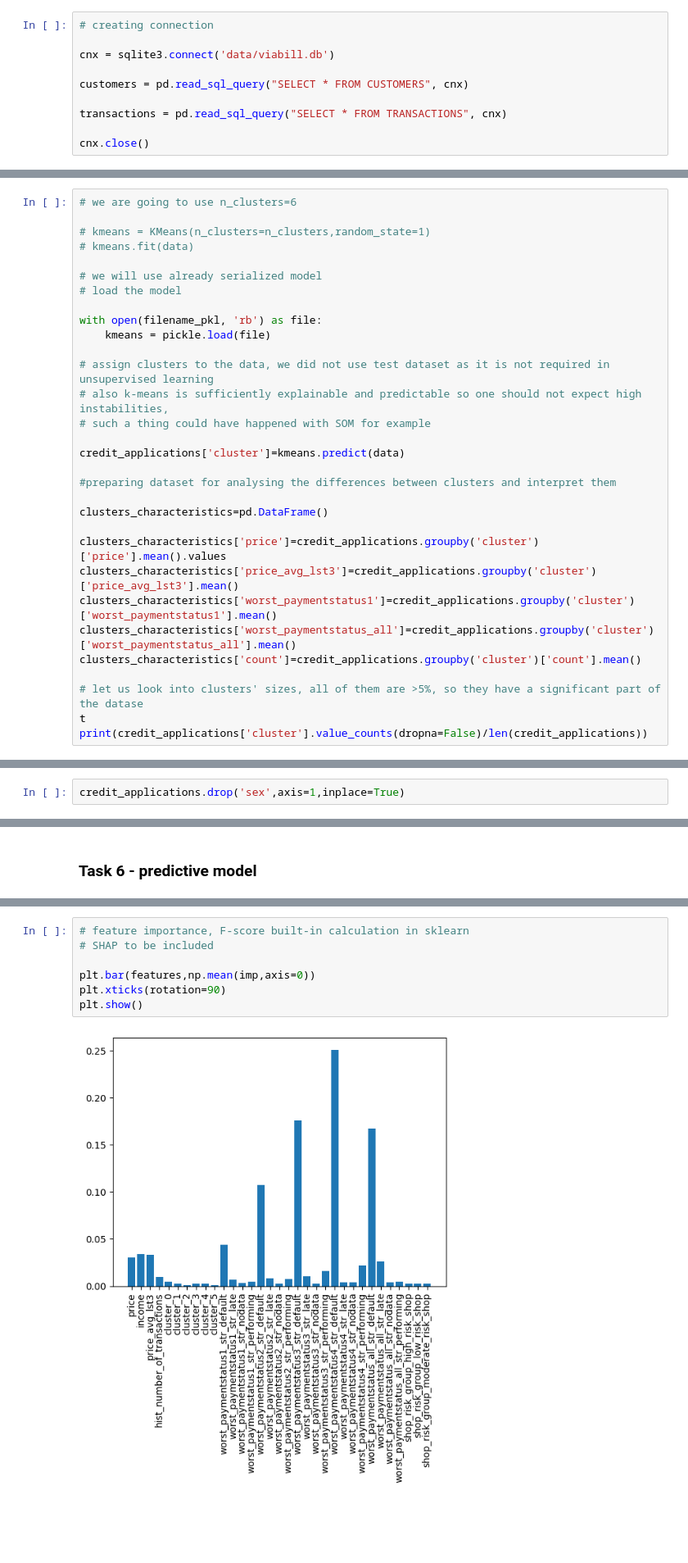
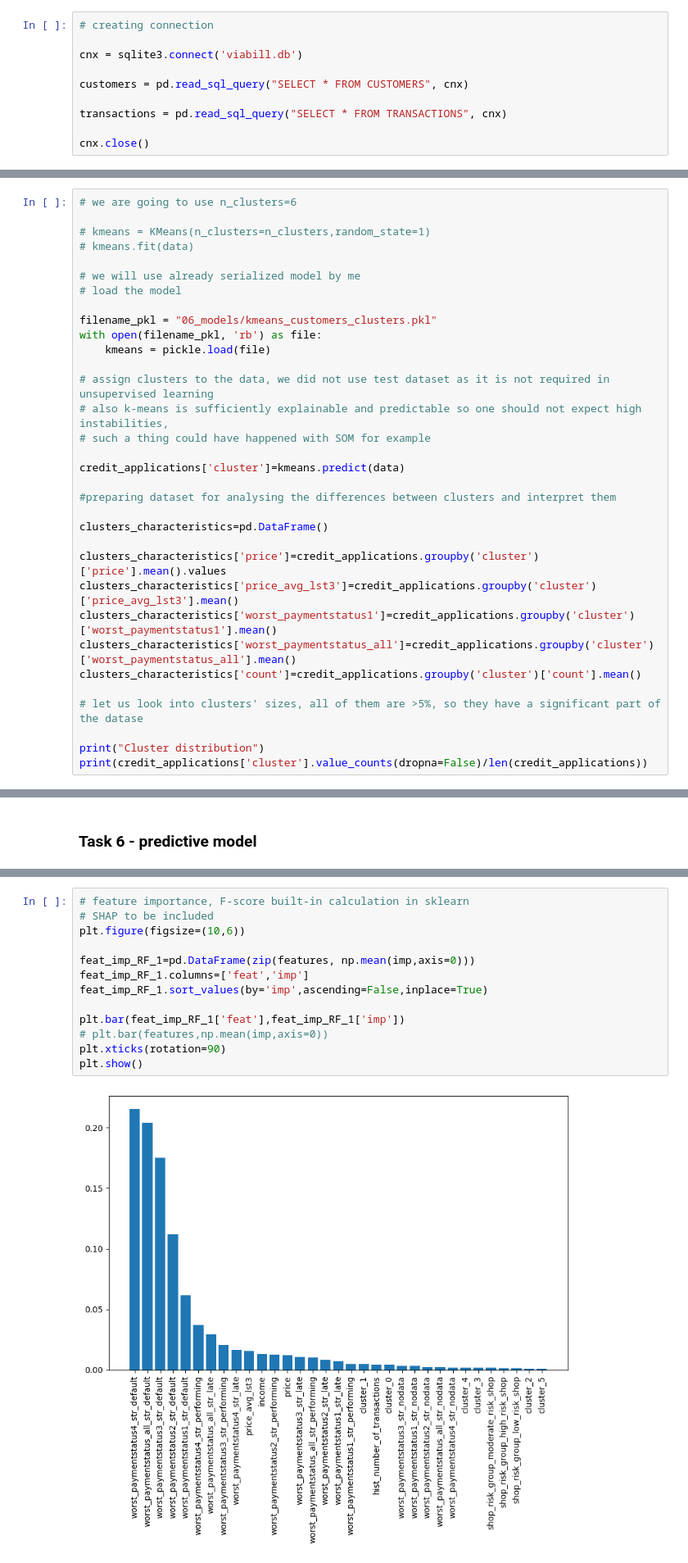
Before and after one commit to km72846/viabill_casestudy, a Jupyter notebook: notebooks/viabill.ipynb, the cells around one changed output, grey strips where cells are left out. Shown at 82% size. Drawn from its saved outputs; the diff is of its cells as text; blank space fills up the shorter version.

Commit message:
model features analysis included

```diff
--- a/notebooks/viabill.ipynb
+++ b/notebooks/viabill.ipynb
@@ -27,7 +41,7 @@ import pickle
 # %%
 # creating connection
 
-cnx = sqlite3.connect('data/viabill.db')
+cnx = sqlite3.connect('viabill.db')
 
 customers = pd.read_sql_query("SELECT * FROM CUSTOMERS", cnx)
 
@@ -288,9 +330,10 @@ plt.show()
 # kmeans = KMeans(n_clusters=n_clusters,random_state=1)
 # kmeans.fit(data)
 
-# we will use already serialized model
+# we will use already serialized model by me
 # load the model
 
+filename_pkl = "06_models/kmeans_customers_clusters.pkl"
 with open(filename_pkl, 'rb') as file:
     kmeans = pickle.load(file)
 
@@ -311,6 +354,7 @@ clusters_characteristics['worst_paymentstatus_all']=credit_applications.groupby(
 clusters_characteristics['count']=credit_applications.groupby('cluster')['count'].mean()
 
 # let us look into clusters' sizes, all of them are >5%, so they have a significant part of the datase
-t
+
+print("Cluster distribution")
 print(credit_applications['cluster'].value_counts(dropna=False)/len(credit_applications))
 # %% [output]
@@ -645,8 +727,6 @@ def shop_risk_group_assign(x):
         return 'moderate_risk_shop'
 
 credit_applications['shop_risk_group']=credit_applications['risk_group_interval'].apply(lambda x: shop_risk_group_assign(x))
-# %%
-credit_applications.drop('sex',axis=1,inplace=True)
 # %%
 # let's add info about sex to the credit_applications
 
@@ -934,9 +1038,15 @@ np.mean(testScore)
 # %%
 # feature importance, F-score built-in calculation in sklearn
 # SHAP to be included
+plt.figure(figsize=(10,6))
 
-plt.bar(features,np.mean(imp,axis=0))
+feat_imp_RF_1=pd.DataFrame(zip(features, np.mean(imp,axis=0)))
+feat_imp_RF_1.columns=['feat','imp']
+feat_imp_RF_1.sort_values(by='imp',ascending=False,inplace=True)
+
+plt.bar(feat_imp_RF_1['feat'],feat_imp_RF_1['imp'])
+# plt.bar(features,np.mean(imp,axis=0))
 plt.xticks(rotation=90)
 plt.show()
 # %% [output]
-[figure, old version]
+[figure, new version]
```
Also changed, not shown: parts of 31 cells of this notebook, 1 other file.
